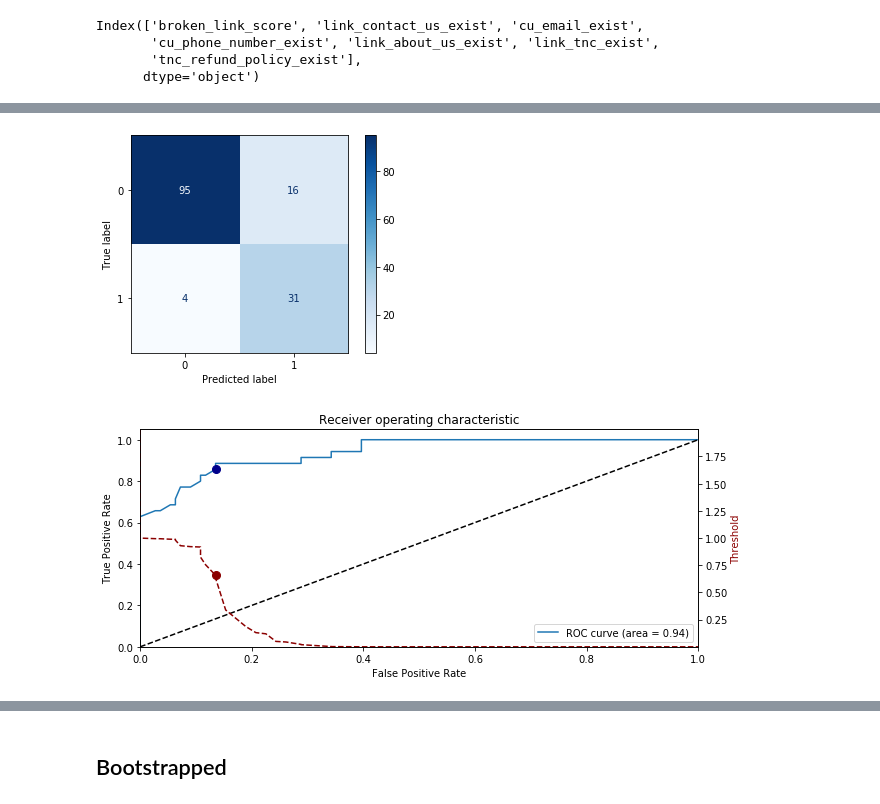
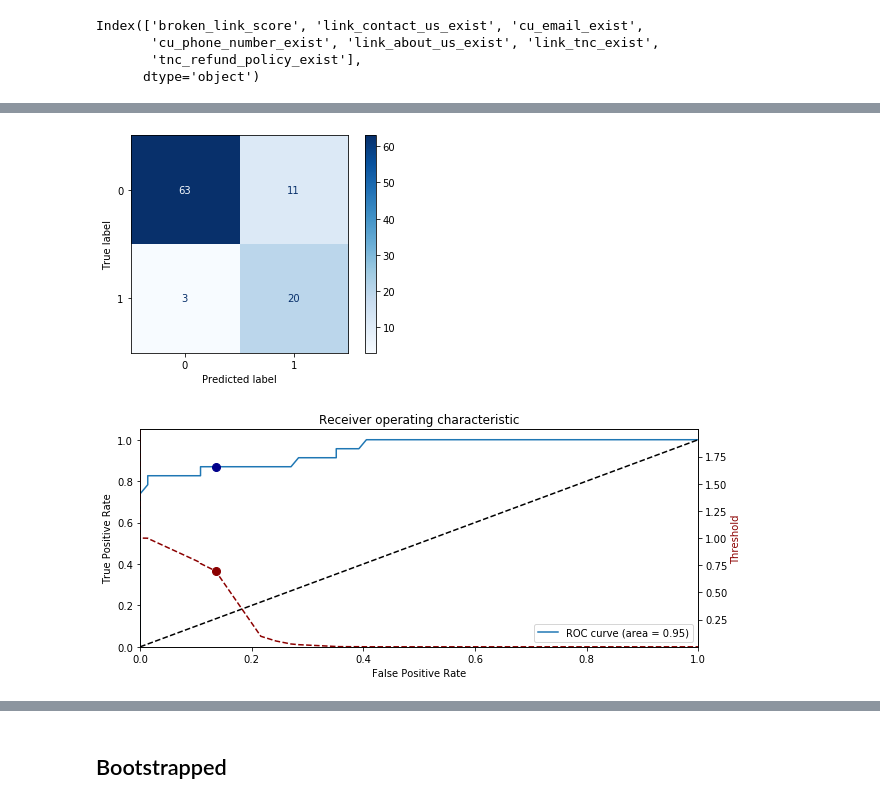
Before and after one commit to bahyhelmihp/web-crawler, a Jupyter notebook: api/datasets/Modelling.ipynb, the cells around one changed output, grey strips where cells are left out. Saved outputs shown, nothing was run; the diff lists cells and outputs as text; code cells hidden in the pictures.

```diff
--- a/api/datasets/Modelling.ipynb
+++ b/api/datasets/Modelling.ipynb
@@ -56,6 +56,7 @@ params = {'objective': 'binary:logistic',
 # %%
 ## Change this to your new training data
 df = pd.read_csv("df_cleaned.csv").iloc[:,1:]
+df = df.drop_duplicates(subset='website')
 # %%
 df.groupby("label").size()
 # %% [output]
@@ -126,7 +140,7 @@ tn, fp, fn, tp
 plot_confusion_matrix(clf, X_test, y_test, cmap=plt.cm.Blues)
 plt.show()
 # %% [output]
-[figure, old version]
+[figure, new version]
 # %%
 fpr, tpr, thresholds = roc_curve(y_test, y_pred_proba[:,1])
 # %%
@@ -134,33 +148,33 @@ auc_score = auc(fpr, tpr)
 # %%
 plt.figure(figsize=(10,4))
 plt.plot(fpr, tpr, label='ROC curve (area = %0.2f)' % (auc_score))
 plt.plot([0, 1], [0, 1], 'k--')
 plt.xlim([0.0, 1.0])
 plt.ylim([0.0, 1.05])
 plt.xlabel('False Positive Rate')
 plt.ylabel('True Positive Rate')
 plt.title('Receiver operating characteristic')
 plt.legend(loc="lower right")
 
 # find optimum thresholds
 i = np.arange(len(tpr)) # index for df
-roc = pd.DataFrame({'fpr' : pd.Series(fpr, index=i),'tpr' : pd.Series(tpr, index = i), '1-fpr' : pd.Series(1-fpr, index = i), 'tf' : pd.Series(tpr - (1-fpr), index = i).apply(lambda x: abs(x)), 'thresholds' : pd.Series(thresholds, index = i)})
+roc = pd.DataFrame({'fpr' : pd.Series(fpr, index=i),'tpr' : pd.Series(tpr, index = i), '1-fpr' : pd.Series(1-fpr, index = i), 'tf' : pd.Series(tpr - (1-fpr), index = i).apply(lambda x: x), 'thresholds' : pd.Series(thresholds, index = i)})
 df_thresh = roc.iloc[(roc.tf-0).abs().argsort()[:1]]
 
 plt.plot(df_thresh['fpr'], df_thresh['tpr'], marker='o', markersize=8, color='darkblue')
 
 # create the axis of thresholds (scores)
 ax2 = plt.gca().twinx()
 ax2.plot(fpr, thresholds, markeredgecolor='r',linestyle='dashed', color='darkred')
 ax2.set_ylabel('Threshold',color='darkred')
 ax2.set_ylim([thresholds[-1],thresholds[0]])
 ax2.set_xlim([fpr[0],fpr[-1]])
 ax2.plot(df_thresh['fpr'], df_thresh['thresholds'], marker='o', markersize=8, color='darkred')
 
 
 plt.show()
 print(" -- Optimum Threshold -- ")
 print(df_thresh)
 # %% [output]
-[figure, old version]
+[figure, new version]
  -- Optimum Threshold --
```
Also changed, not shown: parts of 21 cells of this notebook, 6 other files.
